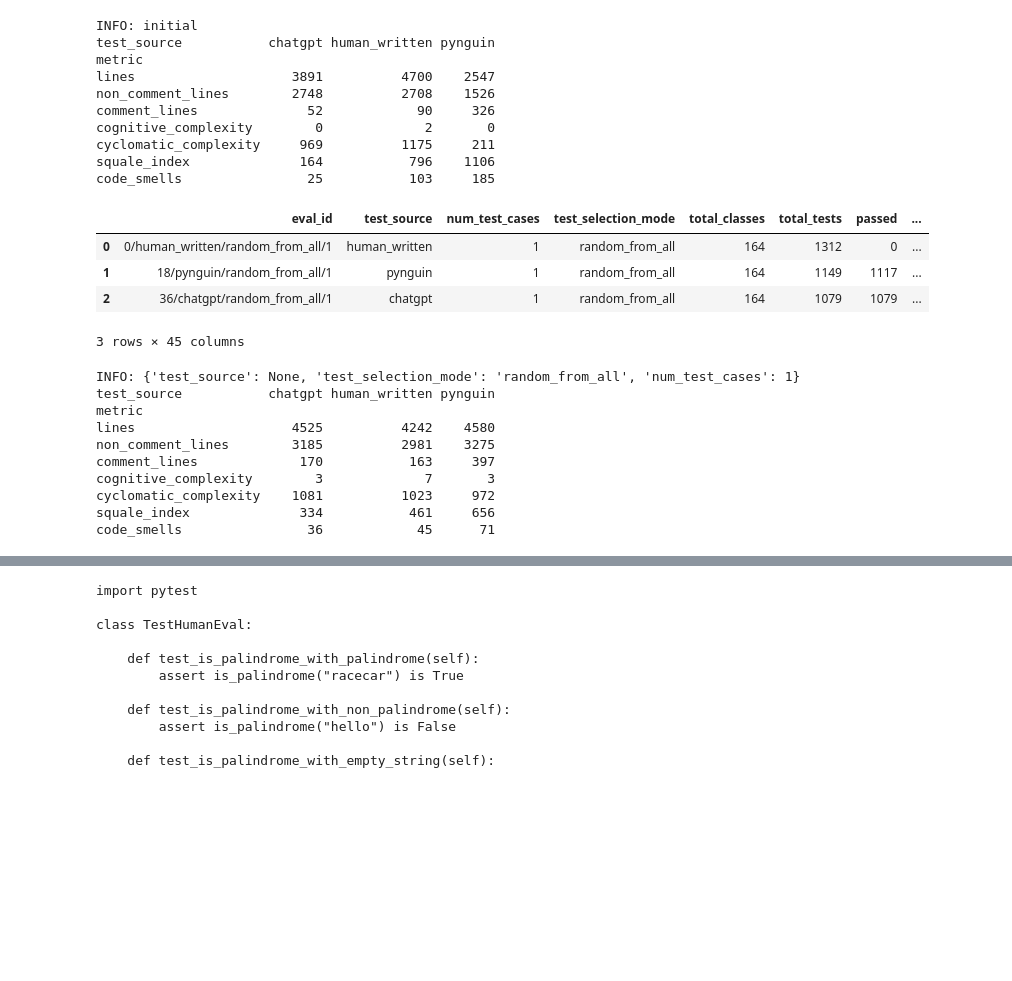
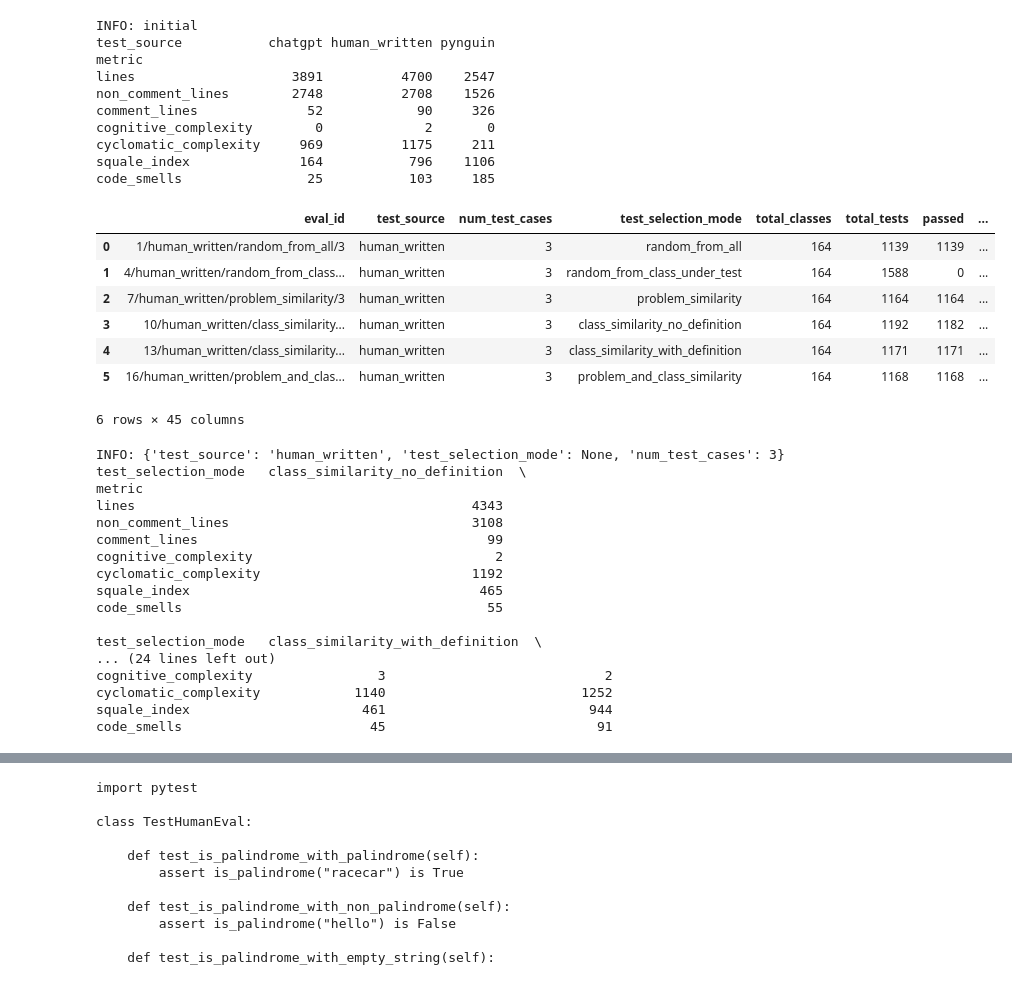
Before and after one commit to AlexChudic/test-suite-enhancement, a Jupyter notebook: src/scripts.ipynb, the cells around one changed output, grey strips where cells are left out. Drawn from its saved outputs; the diff is of its cells as text; code cells hidden in the pictures; blank space fills up the shorter version.

```diff
--- a/src/scripts.ipynb
+++ b/src/scripts.ipynb
@@ -412,0 +438,10 @@ uncovered_lines      94            52      53
+# %%
+settings = {
+    'test_source': None,
+    'test_selection_mode': 'problem_similarity',
+    'num_test_cases': 3
+}
+
+enhanced_dfs = get_enhanced_eval_data("human_eval", settings)
+display(enhanced_dfs)
+create_coverage_table(enhanced_dfs, settings)
@@ -474,29 +523,39 @@ squale_index              164           796    1106
 code_smells                25           103     185
 # %%
 settings = {
-    'test_source': None,
-    'test_selection_mode': 'random_from_all',
-    'num_test_cases': 1
+    'test_source': "human_written",
+    'test_selection_mode': None,
+    'num_test_cases': 3
 }
 enhanced_dfs = get_enhanced_eval_data("human_eval", settings)
 display(enhanced_dfs)
 create_code_quality_table(enhanced_dfs, settings)
 # %% [output]
 |  | eval_id | test_source | num_test_cases | test_selection_mode | total_classes | total_tests | passed | ... |
-| 0 | 0/human_written/random_from_all/1 | human_written | 1 | random_from_all | 164 | 1312 | 0 | ... |
-| 1 | 18/pynguin/random_from_all/1 | pynguin | 1 | random_from_all | 164 | 1149 | 1117 | ... |
-| 2 | 36/chatgpt/random_from_all/1 | chatgpt | 1 | random_from_all | 164 | 1079 | 1079 | ... |
+| 0 | 1/human_written/random_from_all/3 | human_written | 3 | random_from_all | 164 | 1139 | 1139 | ... |
+| 1 | 4/human_written/random_from_class... | human_written | 3 | random_from_class_under_test | 164 | 1588 | 0 | ... |
+| 2 | 7/human_written/problem_similarity/3 | human_written | 3 | problem_similarity | 164 | 1164 | 1164 | ... |
+| 3 | 10/human_written/class_similarity... | human_written | 3 | class_similarity_no_definition | 164 | 1192 | 1182 | ... |
+| 4 | 13/human_written/class_similarity... | human_written | 3 | class_similarity_with_definition | 164 | 1171 | 1171 | ... |
+| 5 | 16/human_written/problem_and_clas... | human_written | 3 | problem_and_class_similarity | 164 | 1168 | 1168 | ... |
-3 rows × 45 columns
+6 rows × 45 columns
-INFO: {'test_source': None, 'test_selection_mode': 'random_from_all', 'num_test_cases': 1}
-test_source           chatgpt human_written pynguin
+INFO: {'test_source': 'human_written', 'test_selection_mode': None, 'num_test_cases': 3}
+test_selection_mode   class_similarity_no_definition  \
 metric
-lines                    4525          4242    4580
-non_comment_lines        3185          2981    3275
-comment_lines             170           163     397
-cognitive_complexity        3             7       3
-cyclomatic_complexity    1081          1023     972
-squale_index              334           461     656
-code_smells                36            45      71
+lines                                           4343
+non_comment_lines                               3108
+comment_lines                                     99
+cognitive_complexity                               2
+cyclomatic_complexity                           1192
+squale_index                                     465
+code_smells                                       55
+
+test_selection_mode   class_similarity_with_definition  \
+... (24 lines left out)
+cognitive_complexity                3                            2
+cyclomatic_complexity            1140                         1252
+squale_index                      461                          944
+code_smells                        45                           91
 # %%
 def create_code_quality_table_2(df, settings=None):
     code_quality_cols = [
```
Also changed, not shown: parts of 22 cells of this notebook.
